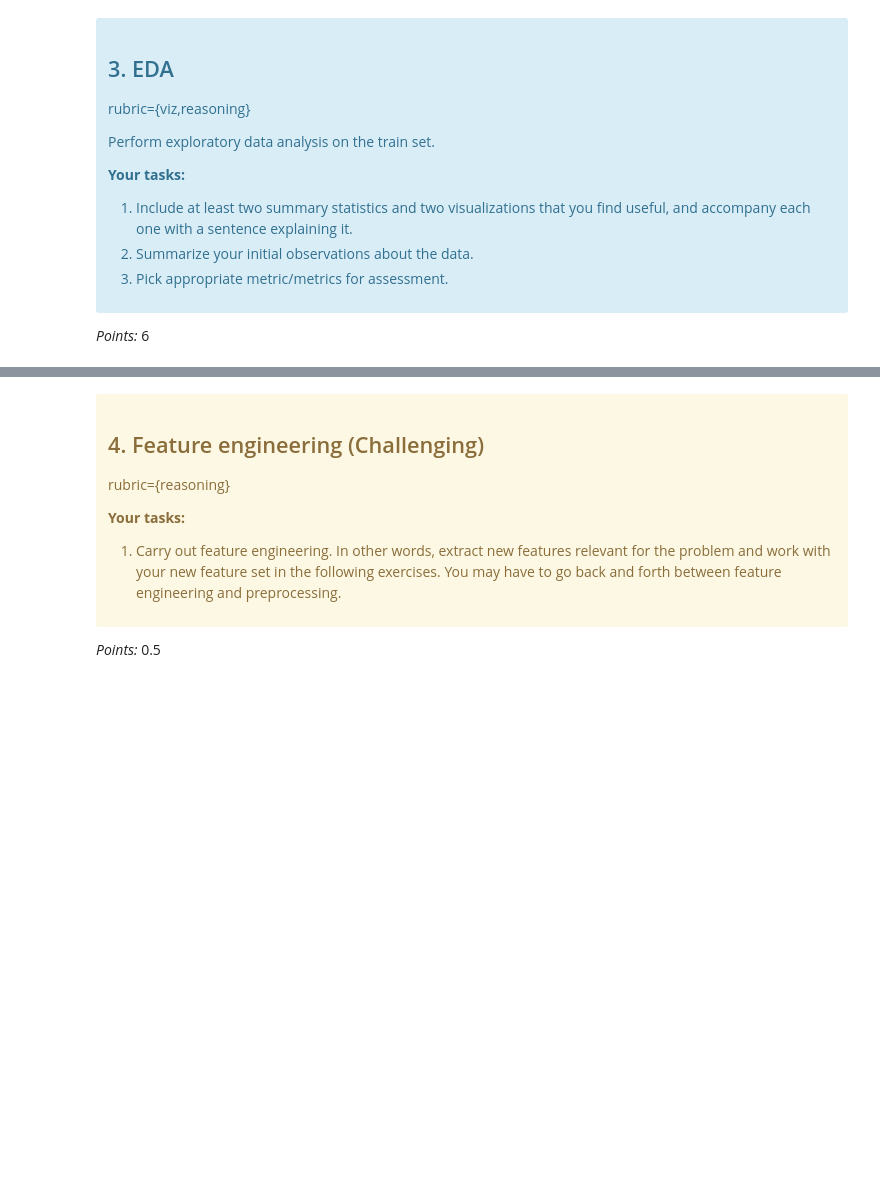
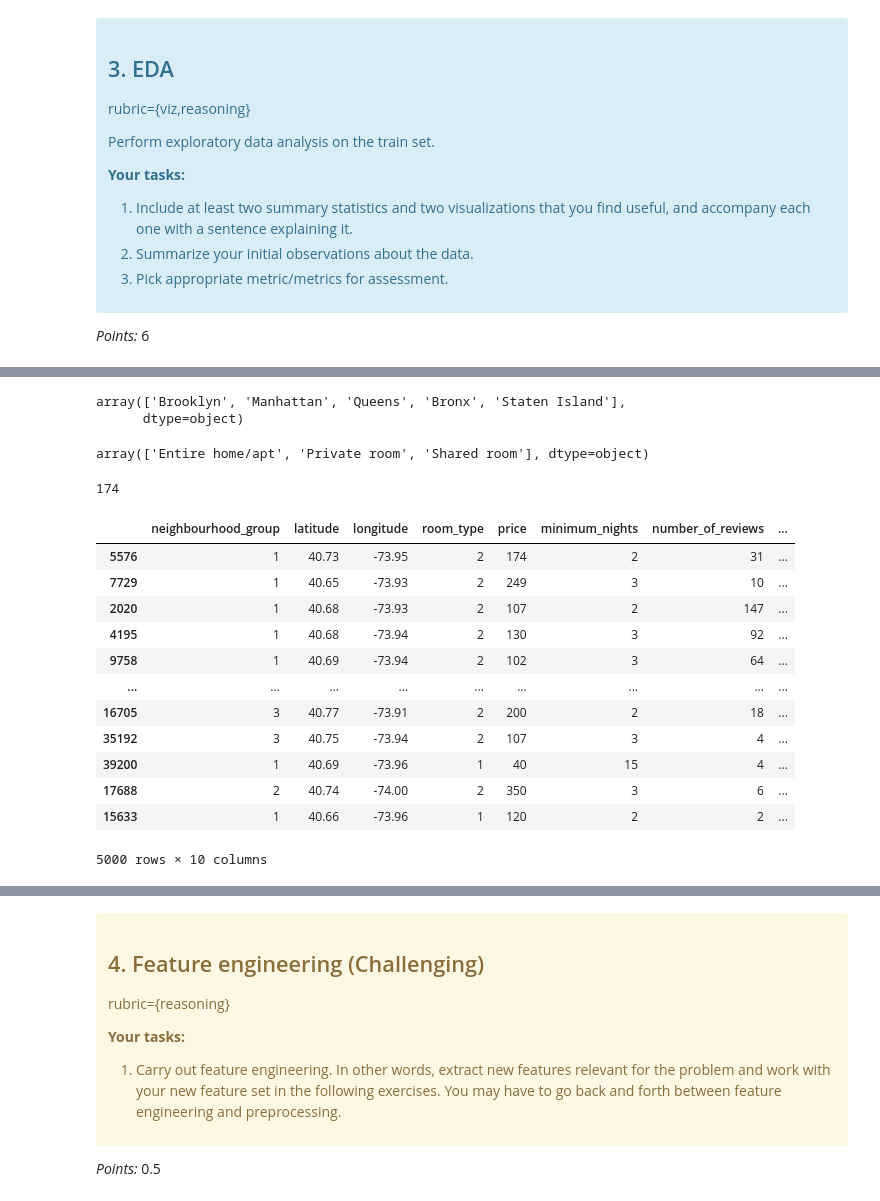
Before and after one commit to riyaeliza123/573_lab4_ML_airbnb, a Jupyter notebook: lab4.ipynb, the cells around one changed output, grey strips where cells are left out. Cells and saved outputs as stored; diff of their text form; code cells hidden in the pictures; blank space fills up the shorter version.

```diff
--- a/lab4.ipynb
+++ b/lab4.ipynb
@@ -147,0 +205,3 @@ _Type your answer here, replacing this text._
+# %%
+pd.options.display.float_format = "{:.2f}".format
+df.describe()
@@ -147,0 +224,35 @@ _Type your answer here, replacing this text._
+# %%
+df["neighbourhood_group"].unique()
+# %% [output]
+array(['Brooklyn', 'Manhattan', 'Queens', 'Bronx', 'Staten Island'],
+      dtype=object)
+# %%
+df["room_type"].unique()
+# %% [output]
+array(['Entire home/apt', 'Private room', 'Shared room'], dtype=object)
+# %%
+len(df["neighbourhood"].unique())
+# %% [output]
+174
+# %%
+# get numeric columns in df, drop unnecessary columns and encode columns with categorical values
+df_num = df.drop(["id", "name", "host_id", "host_name", "neighbourhood", "last_review"], axis = 1)
+encode_room = {'Private room': 1, 'Entire home/apt': 2, 'Shared room': 3}
+encode_neigh_grp = {'Brooklyn' : 1, 'Manhattan' : 2, 'Queens' : 3, 'Staten Island' : 4, 'Bronx' : 5}
+df_num['neighbourhood_group'] = df_num['neighbourhood_group'].replace(encode_neigh_grp)
+df_num['room_type'] = df_num['room_type'].replace(encode_room)
+df_num
+# %% [output]
+|  | neighbourhood_group | latitude | longitude | room_type | price | minimum_nights | number_of_reviews | ... |
+| 5576 | 1 | 40.73 | -73.95 | 2 | 174 | 2 | 31 | ... |
+| 7729 | 1 | 40.65 | -73.93 | 2 | 249 | 3 | 10 | ... |
+| 2020 | 1 | 40.68 | -73.93 | 2 | 107 | 2 | 147 | ... |
+| 4195 | 1 | 40.68 | -73.94 | 2 | 130 | 3 | 92 | ... |
+| 9758 | 1 | 40.69 | -73.94 | 2 | 102 | 3 | 64 | ... |
+| ... | ... | ... | ... | ... | ... | ... | ... | ... |
+| 16705 | 3 | 40.77 | -73.91 | 2 | 200 | 2 | 18 | ... |
+| 35192 | 3 | 40.75 | -73.94 | 2 | 107 | 3 | 4 | ... |
+| 39200 | 1 | 40.69 | -73.96 | 1 | 40 | 15 | 4 | ... |
+| 17688 | 2 | 40.74 | -74.00 | 2 | 350 | 3 | 6 | ... |
+| 15633 | 1 | 40.66 | -73.96 | 1 | 120 | 2 | 2 | ... |
+5000 rows × 10 columns
```
Also changed, not shown: parts of 135 cells of this notebook, 1 other file.
